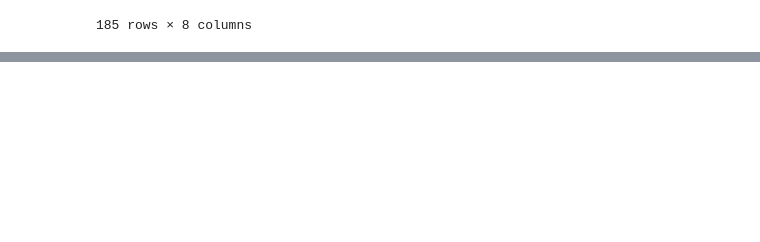
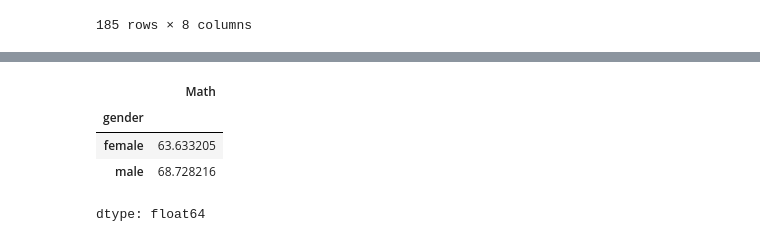
Before and after one commit to Jaydale3221/Practice, a Jupyter notebook: Numpy_Pandas_Project.ipynb, the cells around one changed output, grey strips where cells are left out. Saved outputs shown, nothing was run; the diff lists cells and outputs as text; code cells hidden in the pictures; blank space fills up the shorter version.

```diff
--- a/Numpy_Pandas_Project.ipynb
+++ b/Numpy_Pandas_Project.ipynb
@@ -183,0 +248,10 @@ df[(df["Reading"] > 80) & (df["Writing"] >80)]
+# %%
+# Average Math score by gender
+# df.groupby("gender")["Math"].mean()
+df.groupby("gender")["Math"].mean()
+# %% [output]
+|  | Math |
+| gender |  |
+| female | 63.633205 |
+| male | 68.728216 |
+dtype: float64
```
Also changed, not shown: parts of 8 cells of this notebook.
